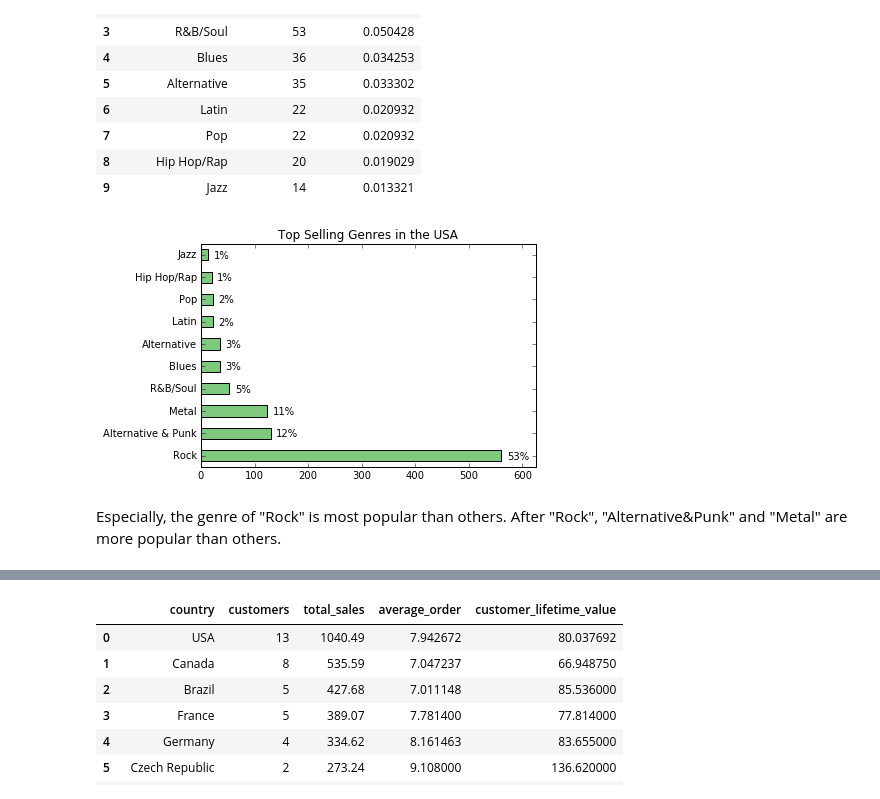
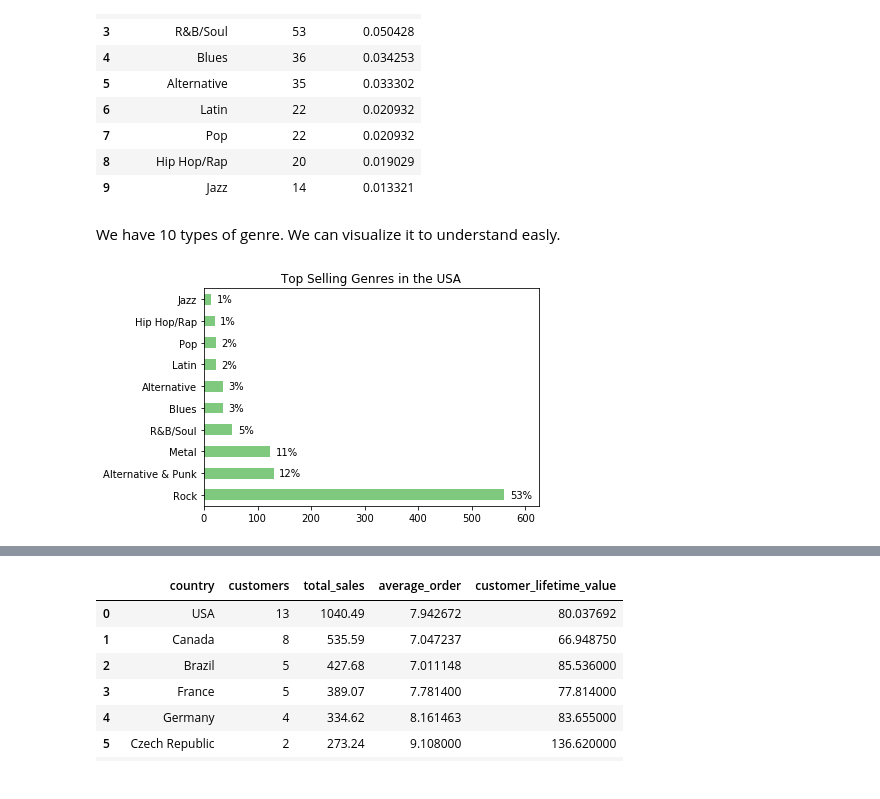
Before and after one commit to shylkymc/Bussiness-Solutions-With-SQL-on-Python, a Jupyter notebook: Basics.ipynb, the cells around one changed output, grey strips where cells are left out. Cells and saved outputs as stored; diff of their text form; code cells hidden in the pictures.

```diff
--- a/Basics.ipynb
+++ b/Basics.ipynb
@@ -5,3 +11,5 @@ import pandas as pd
 import matplotlib.pyplot as plt
 from matplotlib import cm
 %matplotlib inline
+# %%
+db= 'C:\\Users\\user\\Desktop\\projects\\dataquest projects\\SQL on Python-Answering Business Questions using SQL\\chinook.db'
@@ -38,16 +50,17 @@ show_tables()
 # %%
+albums_to_purchase_usa="""
+WITH usa_tracks_sold AS
+(SELECT il.* FROM invoice_line il INNER JOIN invoice i on il.invoice_id= i.invoice_id
+INNER JOIN customer c on i.customer_id= c.customer_id WHERE c.country= "USA")
+SELECT g.name genre, count(uts.invoice_line_id) tracks_sold,
+cast(count(uts.invoice_line_id) AS FLOAT)/ (SELECT COUNT(*) from usa_tracks_sold)percentage_sold
+FROM usa_tracks_sold uts
+INNER JOIN track t on t.track_id = uts.track_id
+INNER JOIN genre g on g.genre_id= t.genre_id
+GROUP BY 1 ORDER BY 2 DESC LIMIT 10;"""
 
-albums_to_purchase= ''' with usa_tracks_sold as
-(select il.* from invoice_line il inner join invoice i on il.invoice_id= i.invoice_id
- inner join customer c on i.customer_id= c.customer_id where c.country='USA')
-select
-g.name genre,
-count(uts.invoice_line_id) tracks_sold,
-cast (count(uts.invoice_line_id) as float)/ (select count(*) from usa_tracks_sold) percentage_sold from
-usa_tracks_sold uts inner join track t on t.track_id= uts.track_id inner join genre g on g.genre_id= t.genre_id
-group by 1 order by 2 desc limit 10'''
 
-run_query(albums_to_purchase)
+run_query(albums_to_purchase_usa)
 # %% [output]
 |  | genre | tracks_sold | percentage_sold |
 | 0 | Rock | 561 | 0.533777 |
@@ -60,26 +73,20 @@ run_query(albums_to_purchase)
 | 7 | Pop | 22 | 0.020932 |
 | 8 | Hip Hop/Rap | 20 | 0.019029 |
 | 9 | Jazz | 14 | 0.013321 |
+# %% [markdown]
+We have 10 types of genre. We can visualize it to understand easly.
 # %%
+genre_sales_usa= run_query(albums_to_purchase_usa)
+genre_sales_usa.set_index("genre", inplace=True, drop=True)
 
-genre_sales_usa= run_query(albums_to_purchase)
-genre_sales_usa.set_index("genre", inplace= True, drop= True)
+genre_sales_usa["tracks_sold"].plot.barh( title="Top Selling Genres in the USA", xlim=(0,625), colormap=plt.cm.Accent)
+plt.ylabel("")
 
-genre_sales_usa["tracks_sold"].plot.barh(
-    title="Top Selling Genres in the USA",
-    xlim=(0,625),
-    colormap= plt.cm.Accent)
-plt.ylabel('')
-
-for i, label in enumerate(list(genre_sales_usa.index)):
+for i,label in enumerate(list(genre_sales_usa.index)):
     score= genre_sales_usa.loc[label, "tracks_sold"]
-    label= (genre_sales_usa.loc[label, "percentage_sold"]*100).astype(int).astype(str)+"%"
-    plt.annotate(str(label),(score+10, i-0.15))
-
+    label= (genre_sales_usa.loc[label, "percentage_sold"]* 100).astype(int).astype(str)+ "%"
+    plt.annotate(str(label), (score+10, i-0.15))
 
 plt.show()
 # %% [output]
-[figure, old version]
+[figure, new version]
-# %% [markdown]
-Especially, the genre of "Rock" is most popular than others. After "Rock", "Alternative&Punk" and "Metal" are
-more popular than others.
```
Also changed, not shown: parts of 35 cells of this notebook.
